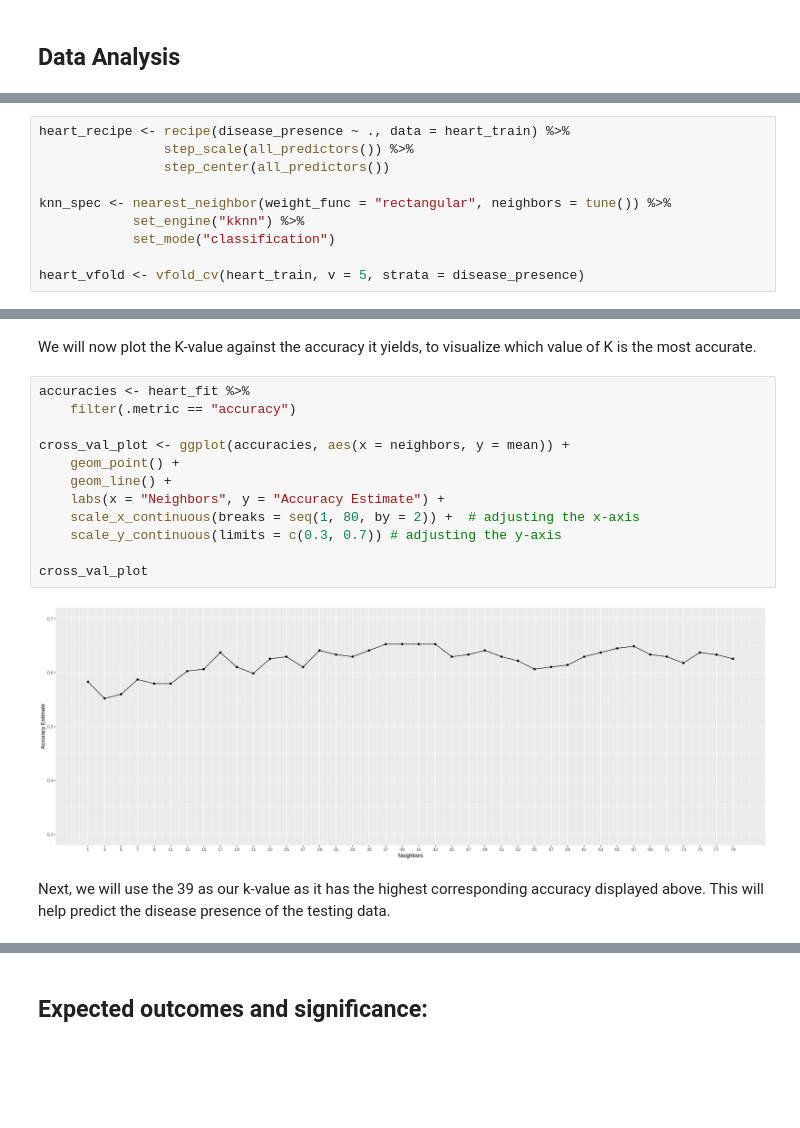
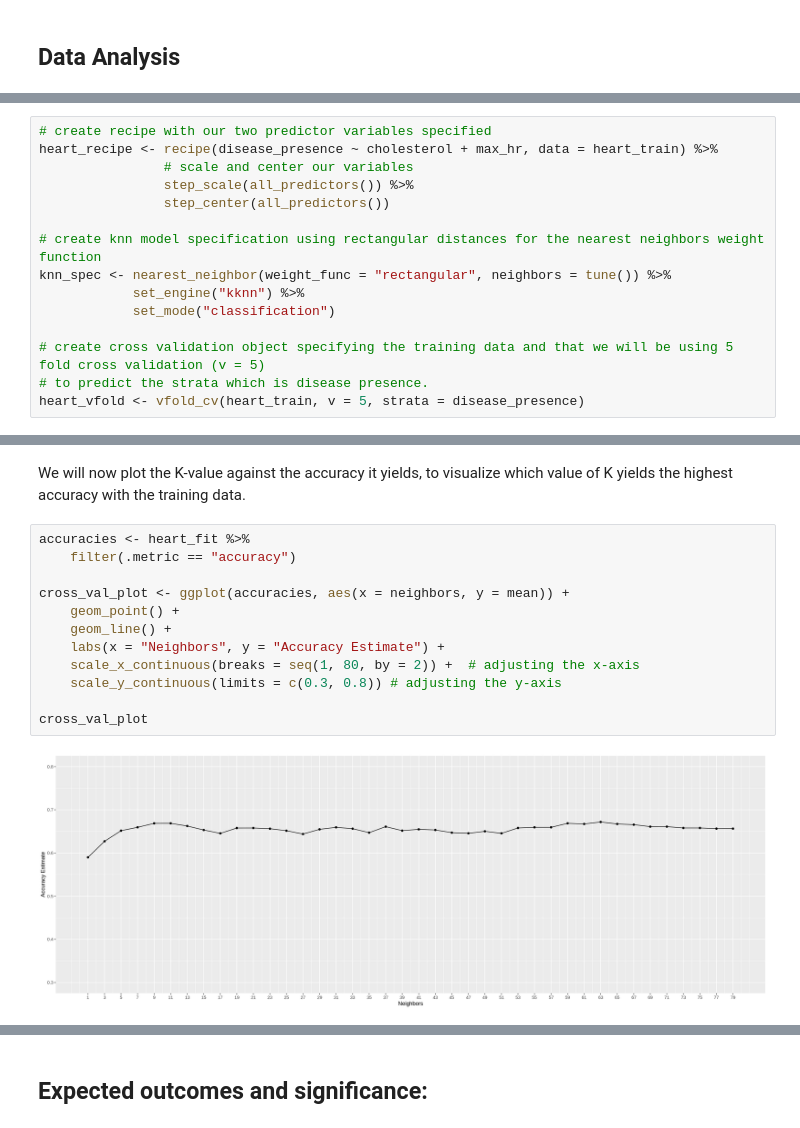
Before and after one commit to danielkaichis/dsci100_project, a Jupyter notebook: report.ipynb, the cells around one changed output, grey strips where cells are left out. Cells and saved outputs as stored; diff of their text form; blank space fills up the shorter version.

```diff
--- a/report.ipynb
+++ b/report.ipynb
@@ -174,11 +187,16 @@ To begin, we will create a recipe that uses all the predictors in the training s
 # %%
-heart_recipe <- recipe(disease_presence ~ ., data = heart_train) %>%
+# create recipe with our two predictor variables specified
+heart_recipe <- recipe(disease_presence ~ cholesterol + max_hr, data = heart_train) %>%
+                # scale and center our variables
                 step_scale(all_predictors()) %>%
                 step_center(all_predictors())
 
+# create knn model specification using rectangular distances for the nearest neighbors weight function
 knn_spec <- nearest_neighbor(weight_func = "rectangular", neighbors = tune()) %>%
             set_engine("kknn") %>%
             set_mode("classification")
 
+# create cross validation object specifying the training data and that we will be using 5 fold cross validation (v = 5)
+# to predict the strata which is disease presence.
 heart_vfold <- vfold_cv(heart_train, v = 5, strata = disease_presence)
 # %% [markdown]
@@ -194,18 +227,16 @@ heart_fit <- workflow() %>%
 # %% [markdown]
-We will now plot the K-value against the accuracy it yields, to visualize which value of K is the most accurate.
+We will now plot the K-value against the accuracy it yields, to visualize which value of K yields the highest accuracy with the training data.
 # %%
 accuracies <- heart_fit %>%
     filter(.metric == "accuracy")
 
 cross_val_plot <- ggplot(accuracies, aes(x = neighbors, y = mean)) +
     geom_point() +
     geom_line() +
     labs(x = "Neighbors", y = "Accuracy Estimate") +
     scale_x_continuous(breaks = seq(1, 80, by = 2)) +  # adjusting the x-axis
-    scale_y_continuous(limits = c(0.3, 0.7)) # adjusting the y-axis
+    scale_y_continuous(limits = c(0.3, 0.8)) # adjusting the y-axis
 
 cross_val_plot
 # %% [output]
-[figure, old version]
+[figure, new version]
-# %% [markdown]
-Next, we will use the 39 as our k-value as it has the highest corresponding accuracy displayed above. This will help predict the disease presence of the testing data.
```
Also changed, not shown: parts of 22 cells of this notebook.
